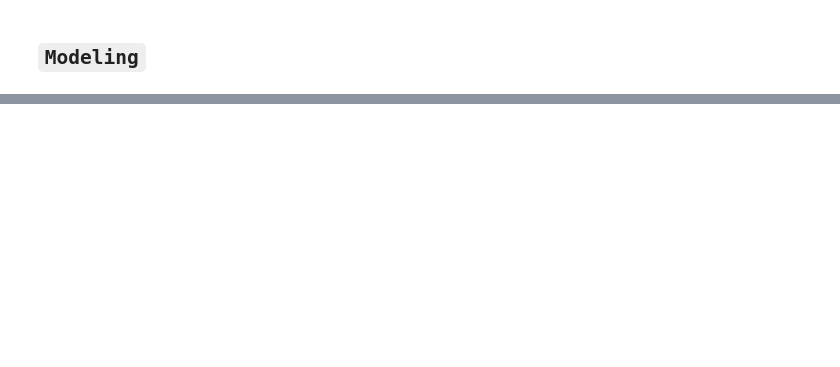
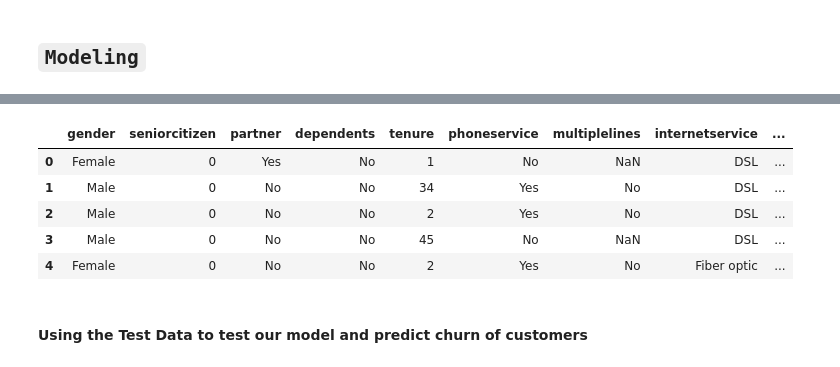
Before and after one commit to valiantezabuku/A-Customer-Churn-Prediction, a Jupyter notebook: Customer_Churn_predictions.ipynb, the cells around one changed output, grey strips where cells are left out. Cells and saved outputs as stored; diff of their text form; code cells hidden in the pictures; blank space fills up the shorter version.

```diff
--- a/Customer_Churn_predictions.ipynb
+++ b/Customer_Churn_predictions.ipynb
@@ -1044,0 +971,2 @@ test_df = pd.read_excel(r"Data/Telco-churn-last-2000.xlsx")
+# %%
+train_df = pd.read_csv('Data/train.csv')
@@ -1044,0 +993,2 @@ test_df = pd.read_excel(r"Data/Telco-churn-last-2000.xlsx")
+# %%
+train_df.drop(['Unnamed: 0', 'churn_numeric'], axis=1, inplace =True)
@@ -1045,3 +997,5 @@ test_df = pd.read_excel(r"Data/Telco-churn-last-2000.xlsx")
+# %%
+train_df.dropna(subset=['churn'], inplace=True)
 # %% [markdown]
 I'm checking the balance of our training dataset using the target column 'churn' by calculating the ratio between customers who churn and those who don't churn.
 # %%
@@ -1160,0 +1237,11 @@ ValueError: A given column is not a column of the dataframe
+# %%
+train_df.head()
+# %% [output]
+|  | gender | seniorcitizen | partner | dependents | tenure | phoneservice | multiplelines | internetservice | ... |
+| 0 | Female | 0 | Yes | No | 1 | No | NaN | DSL | ... |
+| 1 | Male | 0 | No | No | 34 | Yes | No | DSL | ... |
+| 2 | Male | 0 | No | No | 2 | Yes | No | DSL | ... |
+| 3 | Male | 0 | No | No | 45 | No | NaN | DSL | ... |
+| 4 | Female | 0 | No | No | 2 | Yes | No | Fiber optic | ... |
+# %% [markdown]
+#### Using the Test Data to test our model and predict churn of customers
```
Also changed, not shown: parts of 42 cells of this notebook.
